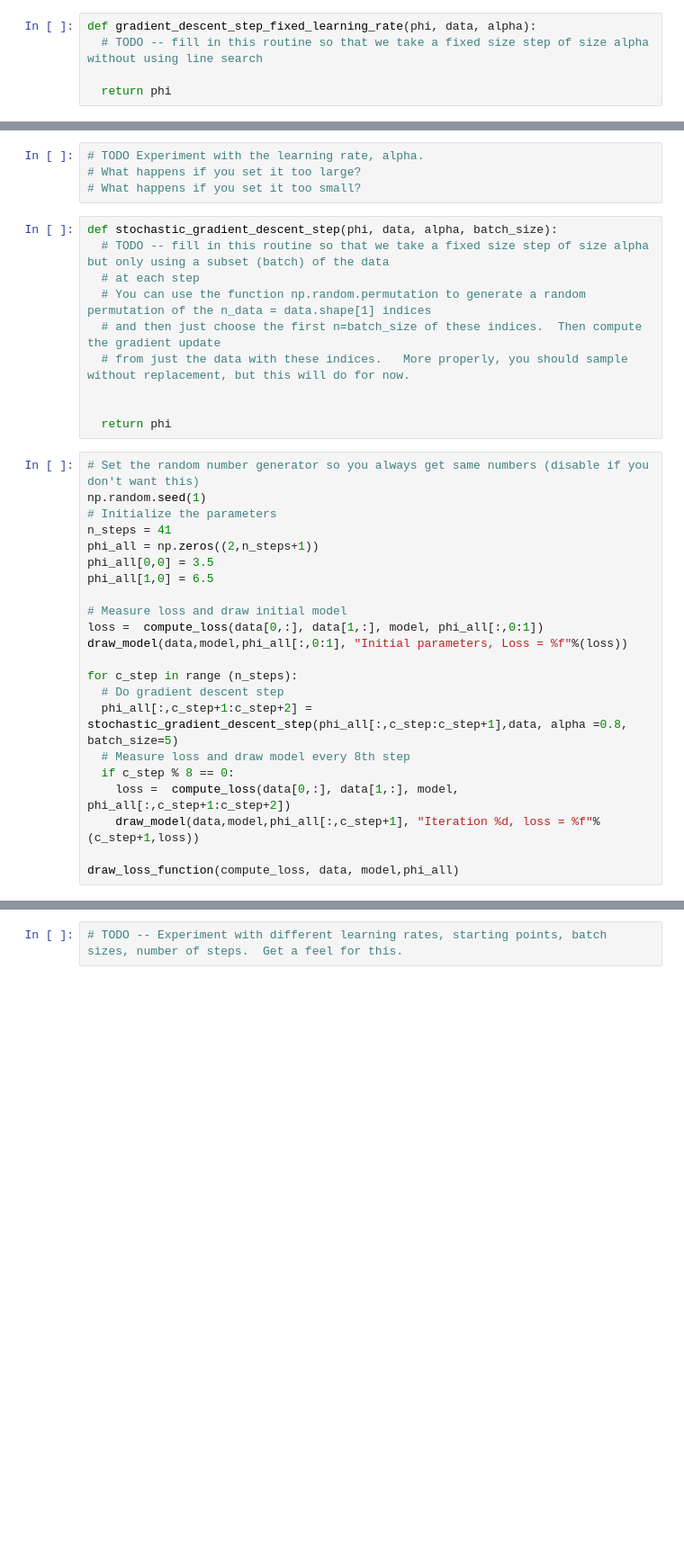
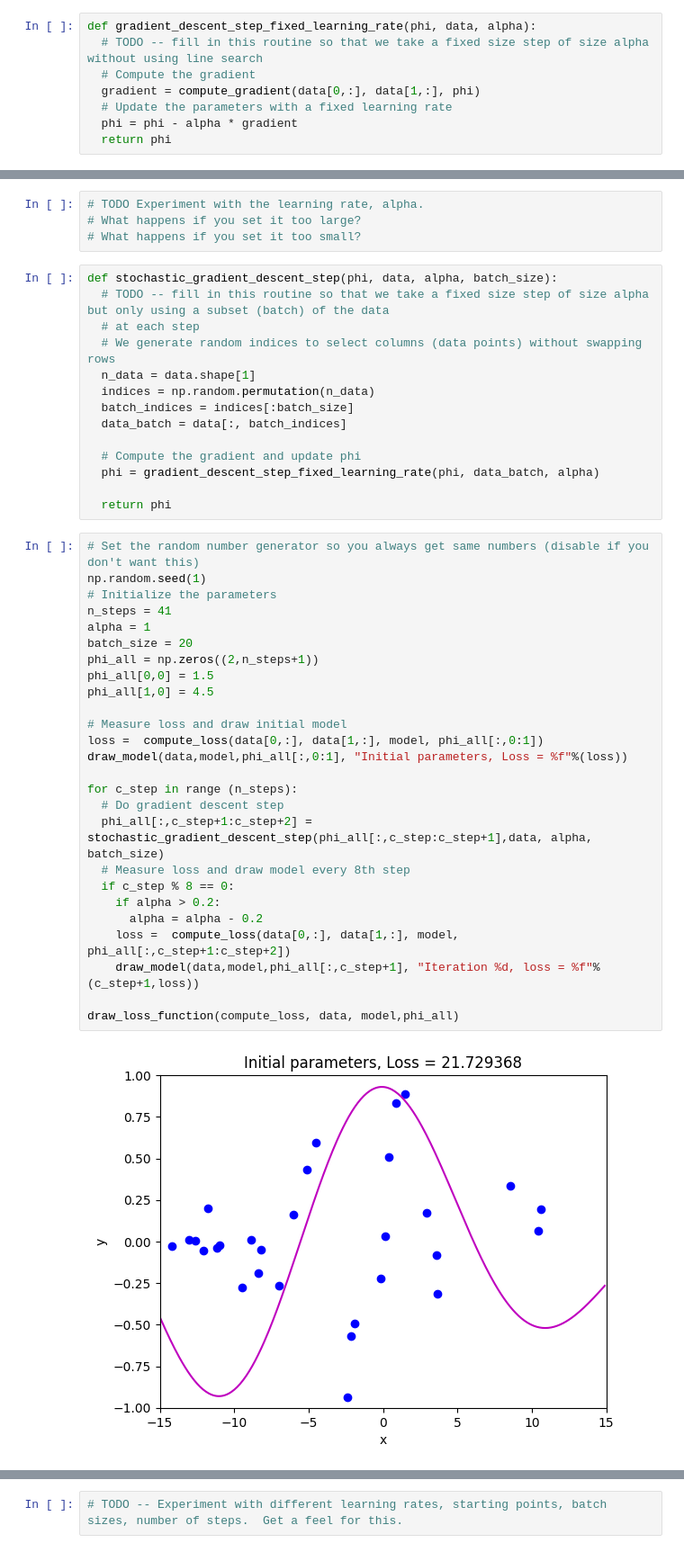
Before and after one commit to FrankHolzkamp/udlbook, a Jupyter notebook: Notebooks/Chap06/6_3_Stochastic_Gradient_Descent.ipynb, the cells around one changed output, grey strips where cells are left out. Shown at 90% size. Drawn from its saved outputs; the diff is of its cells as text; blank space fills up the shorter version.

```diff
--- a/Notebooks/Chap06/6_3_Stochastic_Gradient_Descent.ipynb
+++ b/Notebooks/Chap06/6_3_Stochastic_Gradient_Descent.ipynb
@@ -251,7 +265,10 @@ draw_loss_function(compute_loss, data, model,phi_all)
 # %%
 def gradient_descent_step_fixed_learning_rate(phi, data, alpha):
   # TODO -- fill in this routine so that we take a fixed size step of size alpha without using line search
-
+  # Compute the gradient
+  gradient = compute_gradient(data[0,:], data[1,:], phi)
+  # Update the parameters with a fixed learning rate
+  phi = phi - alpha * gradient
   return phi
 # %%
 # Initialize the parameters
@@ -281,31 +307,41 @@ draw_loss_function(compute_loss, data, model,phi_all)
 def stochastic_gradient_descent_step(phi, data, alpha, batch_size):
   # TODO -- fill in this routine so that we take a fixed size step of size alpha but only using a subset (batch) of the data
   # at each step
-  # You can use the function np.random.permutation to generate a random permutation of the n_data = data.shape[1] indices
-  # and then just choose the first n=batch_size of these indices.  Then compute the gradient update
-  # from just the data with these indices.   More properly, you should sample without replacement, but this will do for now.
+  # We generate random indices to select columns (data points) without swapping rows
+  n_data = data.shape[1]
+  indices = np.random.permutation(n_data)
+  batch_indices = indices[:batch_size]
+  data_batch = data[:, batch_indices]
 
+  # Compute the gradient and update phi
+  phi = gradient_descent_step_fixed_learning_rate(phi, data_batch, alpha)
 
   return phi
 # %%
 # Set the random number generator so you always get same numbers (disable if you don't want this)
 np.random.seed(1)
 # Initialize the parameters
 n_steps = 41
+alpha = 1
+batch_size = 20
 phi_all = np.zeros((2,n_steps+1))
-phi_all[0,0] = 3.5
-phi_all[1,0] = 6.5
+phi_all[0,0] = 1.5
+phi_all[1,0] = 4.5
 
 # Measure loss and draw initial model
 loss =  compute_loss(data[0,:], data[1,:], model, phi_all[:,0:1])
 draw_model(data,model,phi_all[:,0:1], "Initial parameters, Loss = %f"%(loss))
 
 for c_step in range (n_steps):
   # Do gradient descent step
-  phi_all[:,c_step+1:c_step+2] = stochastic_gradient_descent_step(phi_all[:,c_step:c_step+1],data, alpha =0.8, batch_size=5)
+  phi_all[:,c_step+1:c_step+2] = stochastic_gradient_descent_step(phi_all[:,c_step:c_step+1],data, alpha, batch_size)
   # Measure loss and draw model every 8th step
   if c_step % 8 == 0:
+    if alpha > 0.2:
+      alpha = alpha - 0.2
     loss =  compute_loss(data[0,:], data[1,:], model, phi_all[:,c_step+1:c_step+2])
     draw_model(data,model,phi_all[:,c_step+1], "Iteration %d, loss = %f"%(c_step+1,loss))
 
 draw_loss_function(compute_loss, data, model,phi_all)
+# %% [output]
+[figure, added]
```
Also changed, not shown: parts of 7 cells of this notebook.
